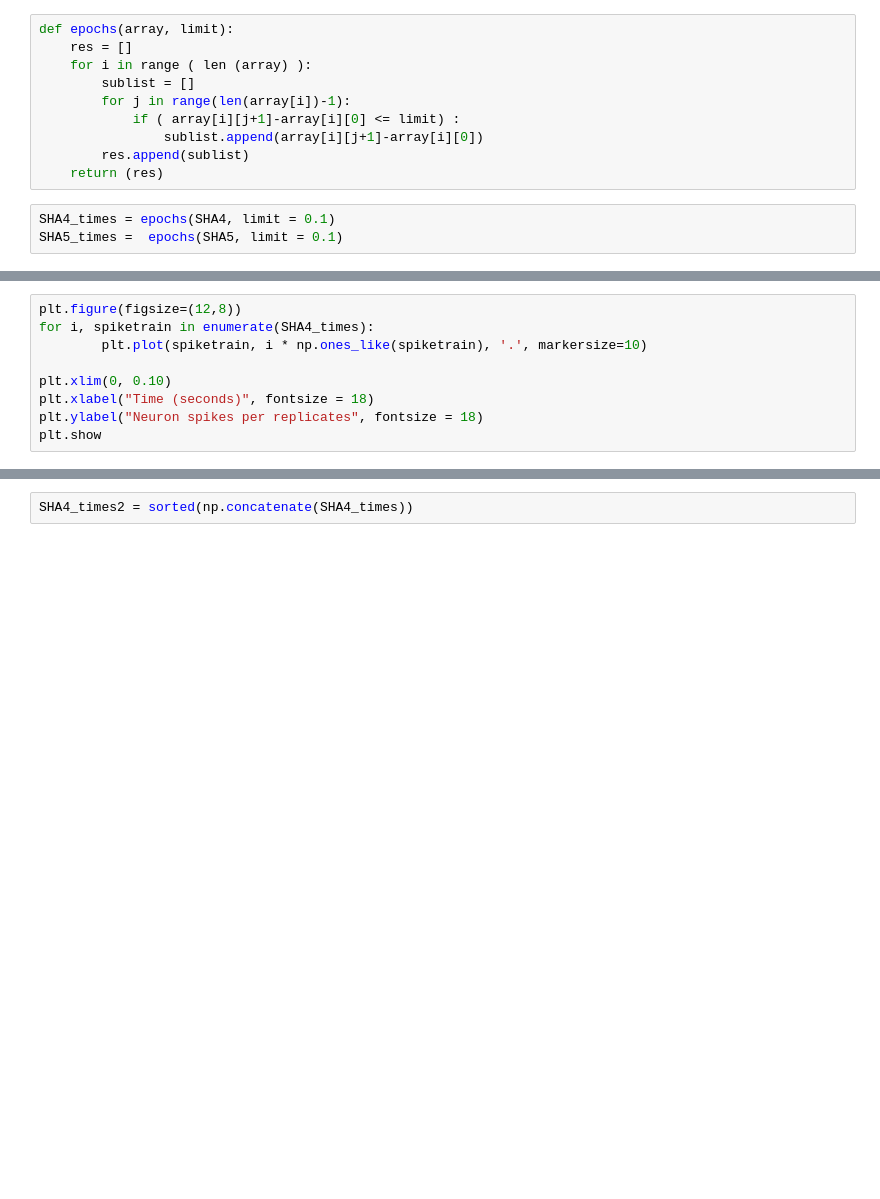
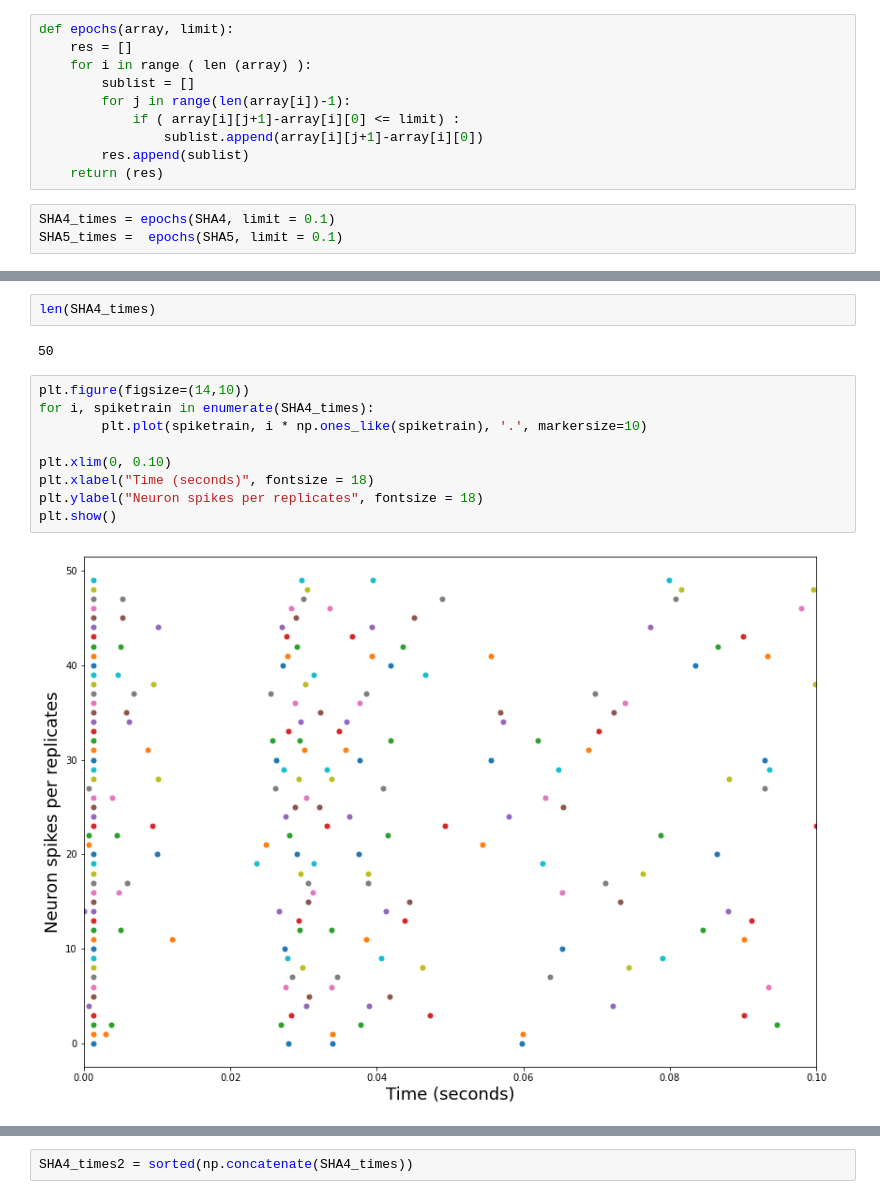
Before and after one commit to neonicoo/TPs-Stochastic-Processes, a Jupyter notebook: TP-Spike-trains-modeling-poisson-process.ipynb, the cells around one changed output, grey strips where cells are left out. Drawn from its saved outputs; the diff is of its cells as text; blank space fills up the shorter version.

```diff
--- a/TP-Spike-trains-modeling-poisson-process.ipynb
+++ b/TP-Spike-trains-modeling-poisson-process.ipynb
@@ -51,9 +97,15 @@ SHA4_times
+# %%
+len(SHA4_times)
+# %% [output]
+50
 # %%
-plt.figure(figsize=(12,8))
+plt.figure(figsize=(14,10))
 for i, spiketrain in enumerate(SHA4_times):
         plt.plot(spiketrain, i * np.ones_like(spiketrain), '.', markersize=10)
 
 plt.xlim(0, 0.10)
 plt.xlabel("Time (seconds)", fontsize = 18)
 plt.ylabel("Neuron spikes per replicates", fontsize = 18)
-plt.show
+plt.show()
+# %% [output]
+[figure, added]
```
Also changed, not shown: parts of 12 cells of this notebook.
